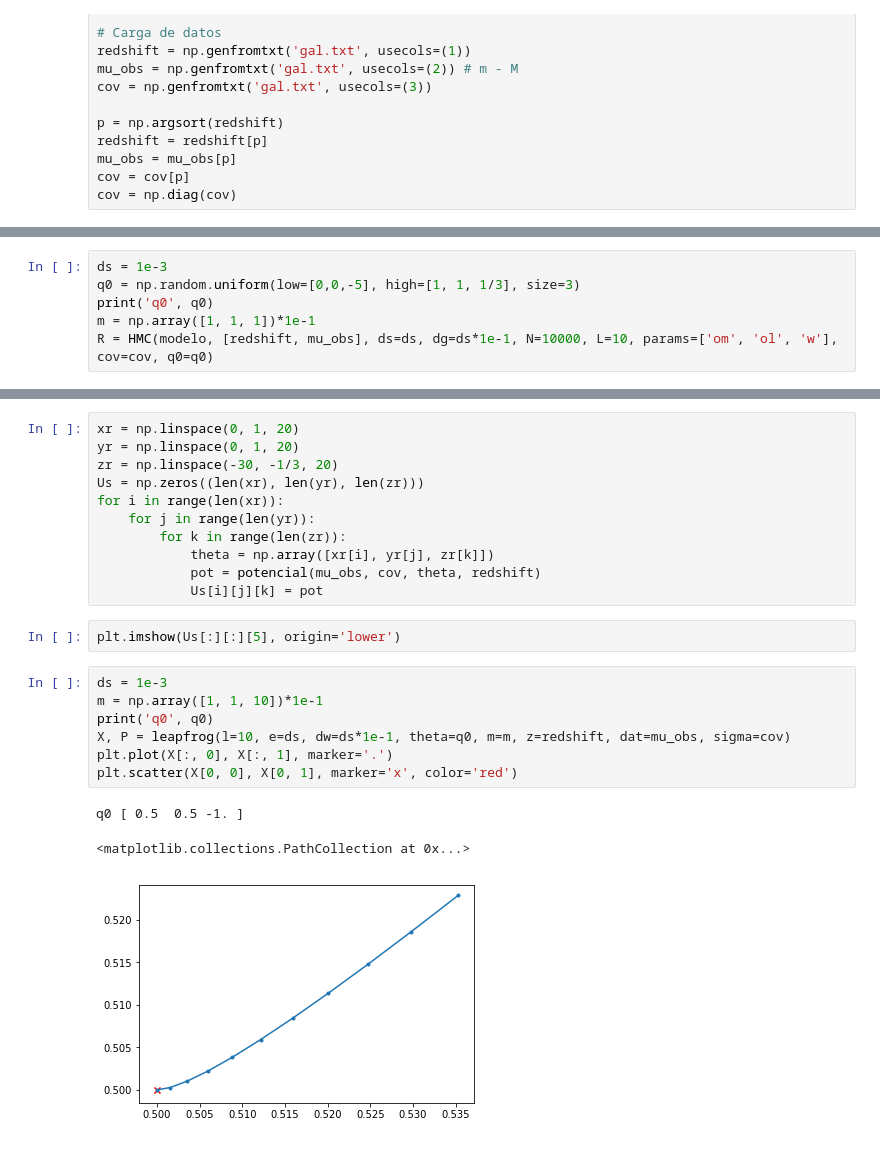
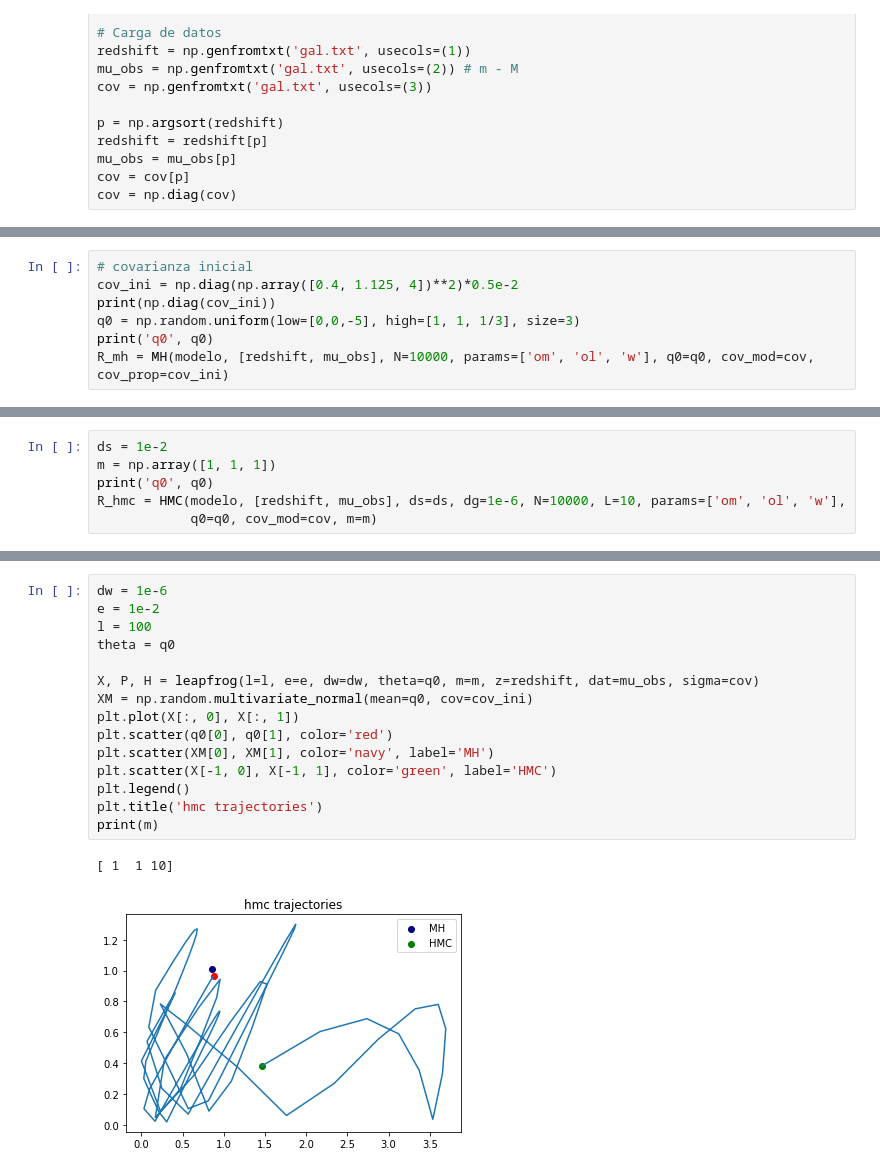
Before and after one commit to fluowhy/MCMC-methods, a Jupyter notebook: mcmc_hmc.ipynb, the cells around one changed output, grey strips where cells are left out. Saved outputs shown, nothing was run; the diff lists cells and outputs as text.

Commit message:
add plot fun and leapfrog class

```diff
--- a/mcmc_hmc.ipynb
+++ b/mcmc_hmc.ipynb
@@ -361,0 +472,7 @@ pasos solver: 5
+# %%
+# covarianza inicial
+cov_ini = np.diag(np.array([0.4, 1.125, 4])**2)*0.5e-2
+print(np.diag(cov_ini))
+q0 = np.random.uniform(low=[0,0,-5], high=[1, 1, 1/3], size=3)
+print('q0', q0)
+R_mh = MH(modelo, [redshift, mu_obs], N=10000, params=['om', 'ol', 'w'], q0=q0, cov_mod=cov, cov_prop=cov_ini)
@@ -361,0 +500,6 @@ pasos solver: 5
+# %%
+ds = 1e-2
+m = np.array([1, 1, 1])
+print('q0', q0)
+R_hmc = HMC(modelo, [redshift, mu_obs], ds=ds, dg=1e-6, N=10000, L=10, params=['om', 'ol', 'w'],
+            q0=q0, cov_mod=cov, m=m)
@@ -378,6 +608,0 @@ NameError: name 't1' is not defined
-# %%
-ds = 1e-3
-q0 = np.random.uniform(low=[0,0,-5], high=[1, 1, 1/3], size=3)
-print('q0', q0)
-m = np.array([1, 1, 1])*1e-1
-R = HMC(modelo, [redshift, mu_obs], ds=ds, dg=ds*1e-1, N=10000, L=10, params=['om', 'ol', 'w'], cov=cov, q0=q0)
@@ -424,24 +609,18 @@ plt.scatter(R[0]['ol'], R[0]['w'])
-# %%
-xr = np.linspace(0, 1, 20)
-yr = np.linspace(0, 1, 20)
-zr = np.linspace(-30, -1/3, 20)
-Us = np.zeros((len(xr), len(yr), len(zr)))
-for i in range(len(xr)):
-    for j in range(len(yr)):
-        for k in range(len(zr)):
-            theta = np.array([xr[i], yr[j], zr[k]])
-            pot = potencial(mu_obs, cov, theta, redshift)
-            Us[i][j][k] = pot
-# %%
-plt.imshow(Us[:][:][5], origin='lower')
 # %%
-ds = 1e-3
-m = np.array([1, 1, 10])*1e-1
-print('q0', q0)
-X, P = leapfrog(l=10, e=ds, dw=ds*1e-1, theta=q0, m=m, z=redshift, dat=mu_obs, sigma=cov)
-plt.plot(X[:, 0], X[:, 1], marker='.')
-plt.scatter(X[0, 0], X[0, 1], marker='x', color='red')
+dw = 1e-6
+e = 1e-2
+l = 100
+theta = q0
+
+X, P, H = leapfrog(l=l, e=e, dw=dw, theta=q0, m=m, z=redshift, dat=mu_obs, sigma=cov)
+XM = np.random.multivariate_normal(mean=q0, cov=cov_ini)
+plt.plot(X[:, 0], X[:, 1])
+plt.scatter(q0[0], q0[1], color='red')
+plt.scatter(XM[0], XM[1], color='navy', label='MH')
+plt.scatter(X[-1, 0], X[-1, 1], color='green', label='HMC')
+plt.legend()
+plt.title('hmc trajectories')
+print(m)
 # %% [output]
-q0 [ 0.5  0.5 -1. ]
+[ 1  1 10]
-<matplotlib.collections.PathCollection at 0x...>
-[figure, old version]
+[figure, new version]
```
Also changed, not shown: parts of 24 cells of this notebook, 5 other files.
